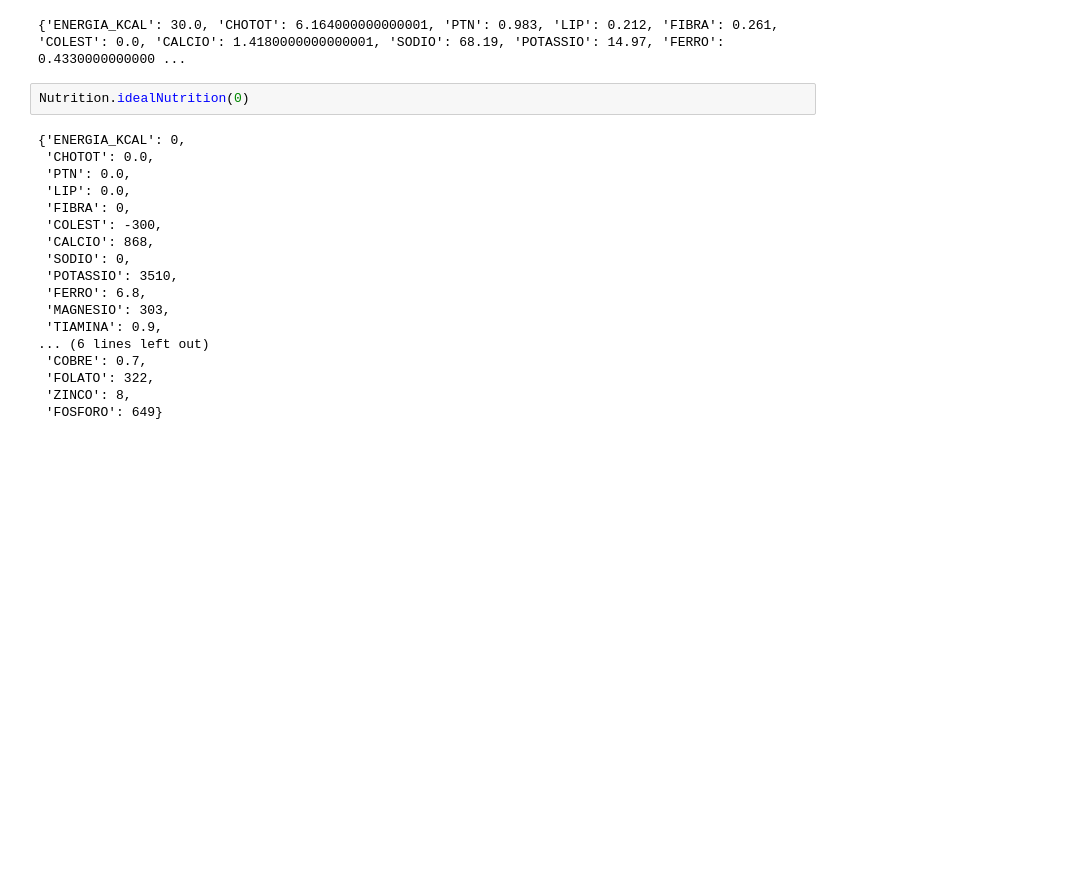
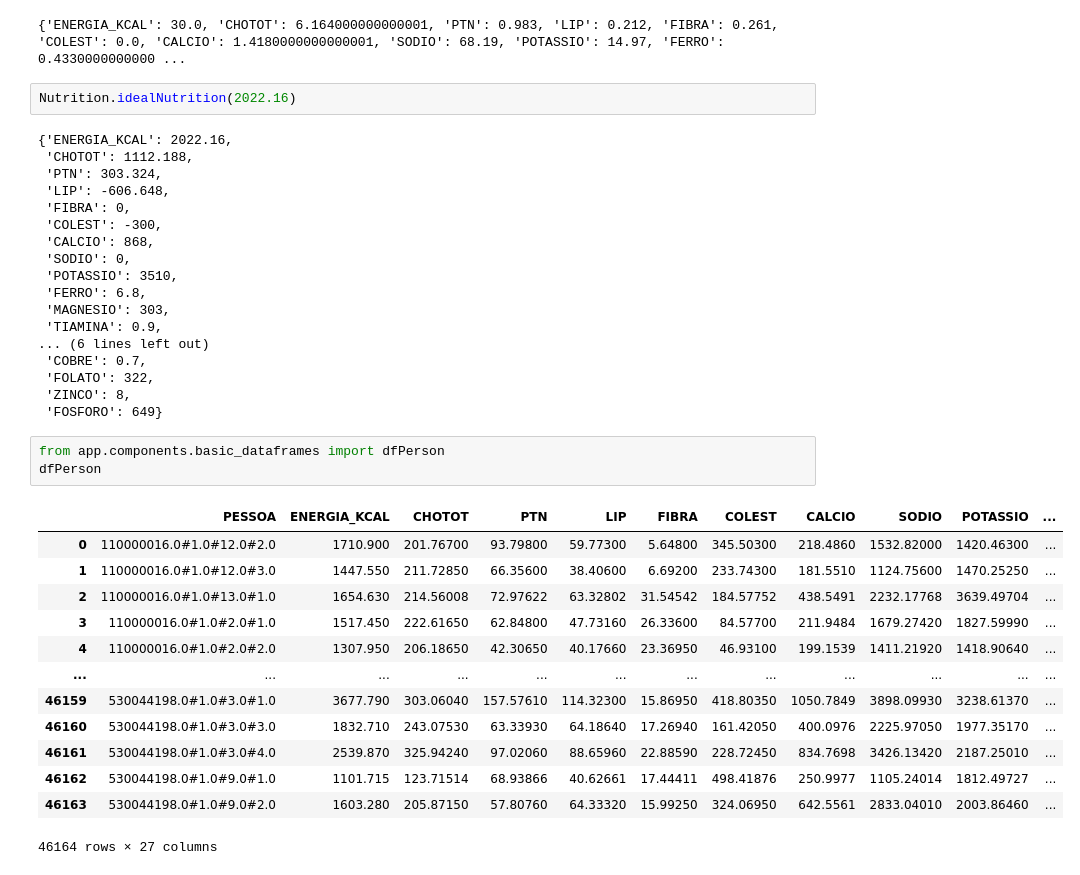
Before and after one commit to thalyson004/nutrition-study, a Jupyter notebook: notebooks/samples/009_simple_types.ipynb, the cells around one changed output. Saved outputs shown, nothing was run; the diff lists cells and outputs as text; blank space fills up the shorter version.

```diff
--- a/notebooks/samples/009_simple_types.ipynb
+++ b/notebooks/samples/009_simple_types.ipynb
@@ -29,12 +42,12 @@ print(dictNutrition)
 # %% [output]
 {'ENERGIA_KCAL': 30.0, 'CHOTOT': 6.164000000000001, 'PTN': 0.983, 'LIP': 0.212, 'FIBRA': 0.261, 'COLEST': 0.0, 'CALCIO': 1.4180000000000001, 'SODIO': 68.19, 'POTASSIO': 14.97, 'FERRO': 0.4330000000000 ...
 # %%
-Nutrition.idealNutrition(0)
+Nutrition.idealNutrition(2022.16)
 # %% [output]
-{'ENERGIA_KCAL': 0,
- 'CHOTOT': 0.0,
- 'PTN': 0.0,
- 'LIP': 0.0,
+{'ENERGIA_KCAL': 2022.16,
+ 'CHOTOT': 1112.188,
+ 'PTN': 303.324,
+ 'LIP': -606.648,
  'FIBRA': 0,
  'COLEST': -300,
  'CALCIO': 868,
@@ -48,3 +61,20 @@ Nutrition.idealNutrition(0)
  'FOLATO': 322,
  'ZINCO': 8,
  'FOSFORO': 649}
+# %%
+from app.components.basic_dataframes import dfPerson
+dfPerson
+# %% [output]
+|  | PESSOA | ENERGIA_KCAL | CHOTOT | PTN | LIP | FIBRA | COLEST | CALCIO | SODIO | POTASSIO | ... |
+| 0 | 110000016.0#1.0#12.0#2.0 | 1710.900 | 201.76700 | 93.79800 | 59.77300 | 5.64800 | 345.50300 | 218.4860 | 1532.82000 | 1420.46300 | ... |
+| 1 | 110000016.0#1.0#12.0#3.0 | 1447.550 | 211.72850 | 66.35600 | 38.40600 | 6.69200 | 233.74300 | 181.5510 | 1124.75600 | 1470.25250 | ... |
+| 2 | 110000016.0#1.0#13.0#1.0 | 1654.630 | 214.56008 | 72.97622 | 63.32802 | 31.54542 | 184.57752 | 438.5491 | 2232.17768 | 3639.49704 | ... |
+| 3 | 110000016.0#1.0#2.0#1.0 | 1517.450 | 222.61650 | 62.84800 | 47.73160 | 26.33600 | 84.57700 | 211.9484 | 1679.27420 | 1827.59990 | ... |
+| 4 | 110000016.0#1.0#2.0#2.0 | 1307.950 | 206.18650 | 42.30650 | 40.17660 | 23.36950 | 46.93100 | 199.1539 | 1411.21920 | 1418.90640 | ... |
+| ... | ... | ... | ... | ... | ... | ... | ... | ... | ... | ... | ... |
+| 46159 | 530044198.0#1.0#3.0#1.0 | 3677.790 | 303.06040 | 157.57610 | 114.32300 | 15.86950 | 418.80350 | 1050.7849 | 3898.09930 | 3238.61370 | ... |
+| 46160 | 530044198.0#1.0#3.0#3.0 | 1832.710 | 243.07530 | 63.33930 | 64.18640 | 17.26940 | 161.42050 | 400.0976 | 2225.97050 | 1977.35170 | ... |
+| 46161 | 530044198.0#1.0#3.0#4.0 | 2539.870 | 325.94240 | 97.02060 | 88.65960 | 22.88590 | 228.72450 | 834.7698 | 3426.13420 | 2187.25010 | ... |
+| 46162 | 530044198.0#1.0#9.0#1.0 | 1101.715 | 123.71514 | 68.93866 | 40.62661 | 17.44411 | 498.41876 | 250.9977 | 1105.24014 | 1812.49727 | ... |
+| 46163 | 530044198.0#1.0#9.0#2.0 | 1603.280 | 205.87150 | 57.80760 | 64.33320 | 15.99250 | 324.06950 | 642.5561 | 2833.04010 | 2003.86460 | ... |
+46164 rows × 27 columns
```
Also changed, not shown: parts of 3 cells of this notebook, 4 other files.
